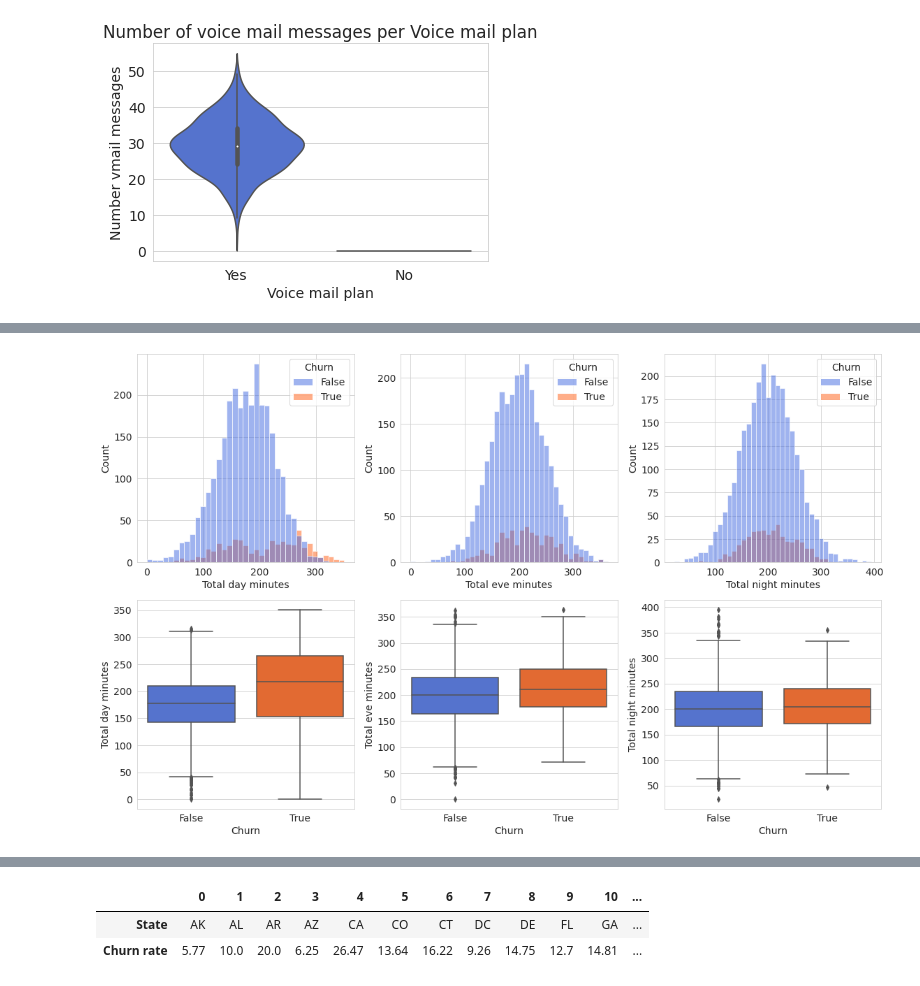
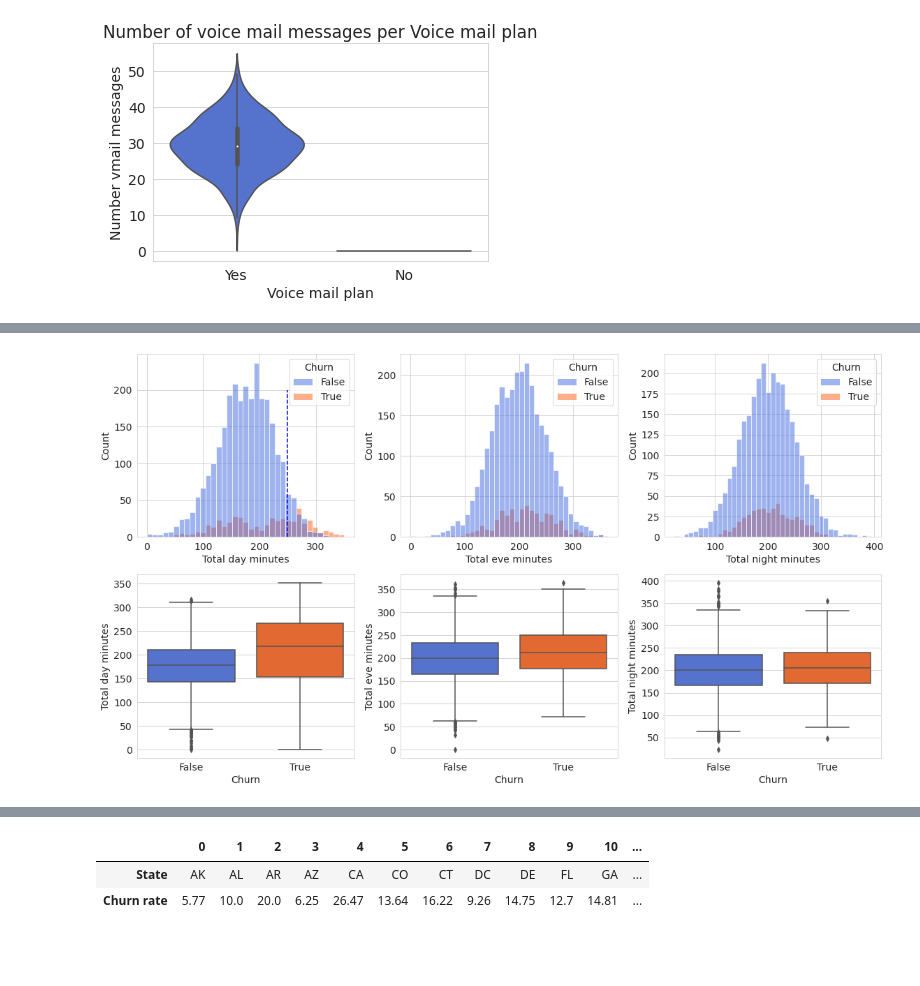
Before and after one commit to Gaurav2912/Telecom-Churn-Analysis---Capstone-Project, a Jupyter notebook: Telecom_Churn_Analysis_Capstone_Project.ipynb, the cells around one changed output, grey strips where cells are left out. Cells and saved outputs as stored; diff of their text form; code cells hidden in the pictures; blank space fills up the shorter version.

```diff
--- a/Telecom_Churn_Analysis_Capstone_Project.ipynb
+++ b/Telecom_Churn_Analysis_Capstone_Project.ipynb
@@ -545,9 +554,10 @@ Name: Churn, dtype: float64
 # %%
-sns.set_style("whitegrid")
 plt.figure(figsize=(12,6), dpi= 100)
+
 sns.barplot(x=corr_to_label.index,y= corr_to_label.values, palette= 'rainbow')
 plt.title("Feature Correlation to Churn")
 
+# writing text on plot
 for i in range(len(corr_to_label)):
   if corr_to_label.iloc[i] > 0:
     plt.text(x= i- 0.35,y= corr_to_label.iloc[i] + 0.01,
@@ -751,15 +791,18 @@ fig.show()
 # %%
-fig, axes = plt.subplots(nrows= 2, ncols= 3, figsize= (16,10))
+fig, ax = plt.subplots(nrows= 2, ncols= 3, figsize= (16,9))
 lst_minutes = ['Total day minutes','Total eve minutes', 'Total night minutes']
 
-# for 1st row
+# for 1st row (histogram)
 for i,minutes in enumerate(lst_minutes):
-  sns.histplot(ax= axes[0,i], data= df, x= minutes, hue= 'Churn')
+  sns.histplot(ax= ax[0,i], data= df, x= minutes, hue= 'Churn')
 
-# for 2nd row
+# vertical line at 250
+ax[0,0].vlines(x = 250, ymin = 0, ymax = 200,colors = 'blue',ls= '--')
+
+# for 2nd row (box-plot)
 for i,minutes in enumerate(lst_minutes):
-  sns.boxplot(ax= axes[1,i], data= df, y= minutes, x= 'Churn')
+  sns.boxplot(ax= ax[1,i], data= df, y= minutes, x= 'Churn')
 
 plt.tight_layout();
 # %% [output]
-[figure, old version]
+[figure, new version]
```
Also changed, not shown: parts of 109 cells of this notebook.
